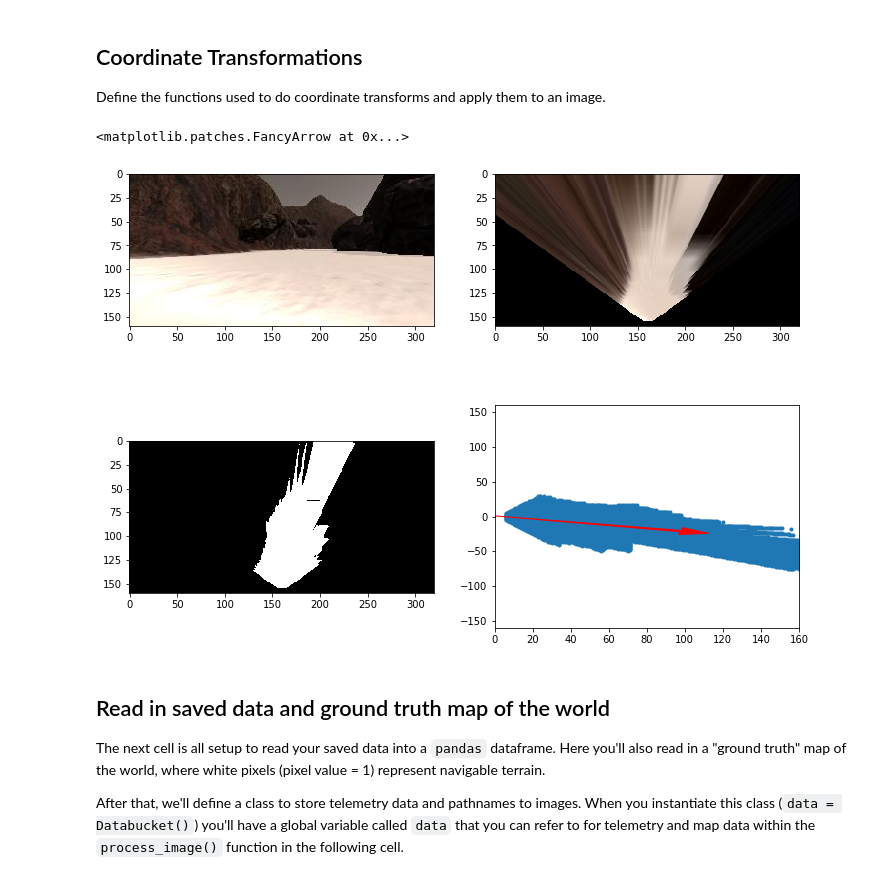
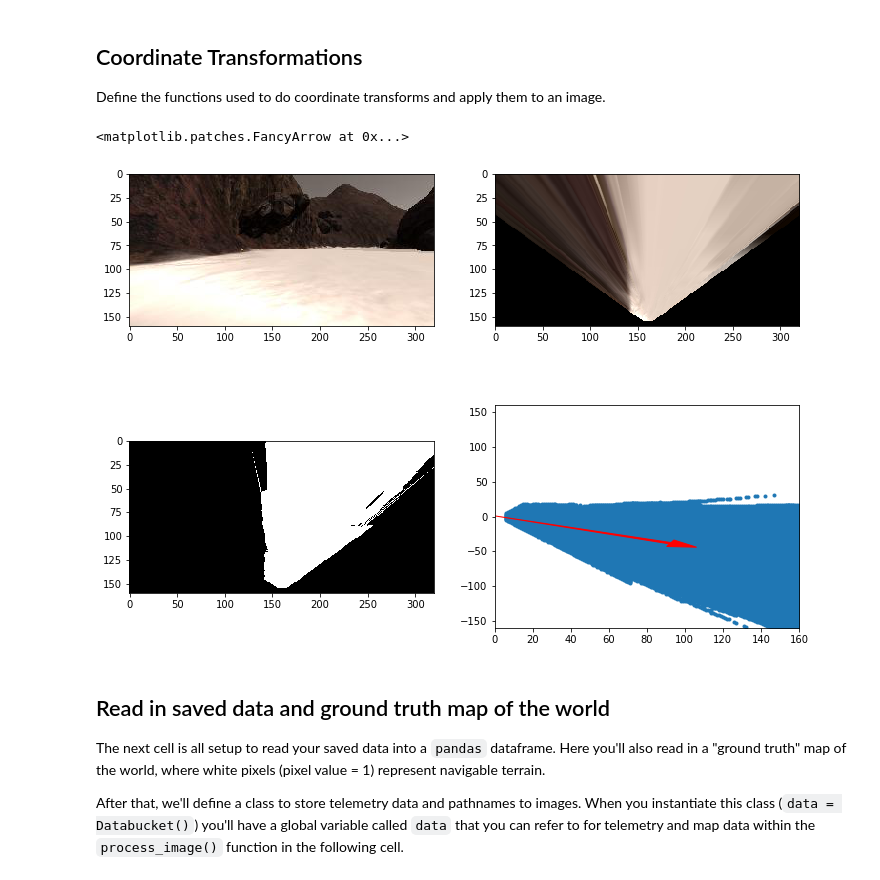
Before and after one commit to gangadhara691/RoboND-Rover-Project, a Jupyter notebook: code/Rover_Project_Test_Notebook.ipynb, the cells around one changed output. Drawn from its saved outputs; the diff is of its cells as text; code cells hidden in the pictures.

```diff
--- a/code/Rover_Project_Test_Notebook.ipynb
+++ b/code/Rover_Project_Test_Notebook.ipynb
@@ -180,32 +207,47 @@ def to_polar_coords(x_pixel, y_pixel):
     # Calculate angle away from vertical for each pixel
     angles = np.arctan2(y_pixel, x_pixel)
     return dist, angles
+def rotate_pix(xpix, ypix, yaw):
+    # Convert yaw to radians
+    yaw_rad = yaw * np.pi / 180
+    xpix_rotated = (xpix * np.cos(yaw_rad)) - (ypix * np.sin(yaw_rad))
 
-# Define a function to apply a rotation to pixel positions
-def rotate_pix(xpix, ypix, yaw):
-    # TODO:
-    # Convert yaw to radians
-    import numpy as np
-    # yaw angle is recorded in degrees so first convert to radians
-    yaw_rad = yaw * np.pi / 180
-    xpix_rotated = xpix * np.cos(yaw_rad) - ypix * np.sin(yaw_rad)
-    ypix_rotated = xpix * np.sin(yaw_rad) + ypix * np.cos(yaw_rad)
+    ypix_rotated = (xpix * np.sin(yaw_rad)) + (ypix * np.cos(yaw_rad))
     # Return the result
     return xpix_rotated, ypix_rotated
 
-# Define a function to perform a translation
 def translate_pix(xpix_rot, ypix_rot, xpos, ypos, scale):
-    # TODO:
     # Apply a scaling and a translation
-    # Assume a scale factor of 10 between world space pixels and rover space pixels
-    scale = 10
-    # Perform translation and convert to integer since pixel values can't be float
-    x_world = np.int_(xpos + (xpix_rot / scale))
-    y_world = np.int_(ypos + (ypix_rot / scale))
-    xpix_translated = xpos + x_world
-    ypix_translated = ypos + y_world
+    xpix_translated = (xpix_rot / scale) + xpos
+    ypix_translated = (ypix_rot / scale) + ypos
     # Return the result
     return xpix_translated, ypix_translated
+
+# # Define a function to apply a rotation to pixel positions
+# def rotate_pix(xpix, ypix, yaw):
+#     # TODO:
+#     # Convert yaw to radians
+#     import numpy as np
+#     # yaw angle is recorded in degrees so first convert to radians
+#     yaw_rad = yaw * np.pi / 180
+#     xpix_rotated = xpix * np.cos(yaw_rad) - ypix * np.sin(yaw_rad)
+#     ypix_rotated = xpix * np.sin(yaw_rad) + ypix * np.cos(yaw_rad)
+#     # Return the result
+#     return xpix_rotated, ypix_rotated
+
+# # Define a function to perform a translation
+# def translate_pix(xpix_rot, ypix_rot, xpos, ypos, scale):
+#     # TODO:
+#     # Apply a scaling and a translation
+#     # Assume a scale factor of 10 between world space pixels and rover space pixels
+#     scale = 10
+#     # Perform translation and convert to integer since pixel values can't be float
+#     x_world = np.int_(xpos + (xpix_rot / scale))
+#     y_world = np.int_(ypos + (ypix_rot / scale))
+#     xpix_translated =  x_world
+#     ypix_translated =  y_world
+#     # Return the result
+#     return xpix_translated, ypix_translated
 
 # Define a function to apply rotation and translation (and clipping)
 # Once you define the two functions above this function should work
@@ -221,32 +263,32 @@ def pix_to_world(xpix, ypix, xpos, ypos, yaw, world_size, scale):
     return x_pix_world, y_pix_world
 
 # Grab another random image
-idx = np.random.randint(0, len(img_list)-1)
+# idx = np.random.randint(0, len(img_list)-1)
 image = mpimg.imread(img_list[idx])
 warped = perspect_transform(image, source, destination)
 threshed = color_thresh(warped)
 
 # Calculate pixel values in rover-centric coords and distance/angle to all pixels
 xpix, ypix = rover_coords(threshed)
 dist, angles = to_polar_coords(xpix, ypix)
 mean_dir = np.mean(angles)
 
 # Do some plotting
 fig = plt.figure(figsize=(12,9))
 plt.subplot(221)
 plt.imshow(image)
 plt.subplot(222)
 plt.imshow(warped)
 plt.subplot(223)
 plt.imshow(threshed, cmap='gray')
 plt.subplot(224)
 plt.plot(xpix, ypix, '.')
 plt.ylim(-160, 160)
 plt.xlim(0, 160)
 arrow_length = 100
 x_arrow = arrow_length * np.cos(mean_dir)
 y_arrow = arrow_length * np.sin(mean_dir)
 plt.arrow(0, 0, x_arrow, y_arrow, color='red', zorder=2, head_width=10, width=2)
 # %% [output]
 <matplotlib.patches.FancyArrow at 0x...>
-[figure, old version]
+[figure, new version]
```
Also changed, not shown: parts of 10 cells of this notebook, 1 other file.
